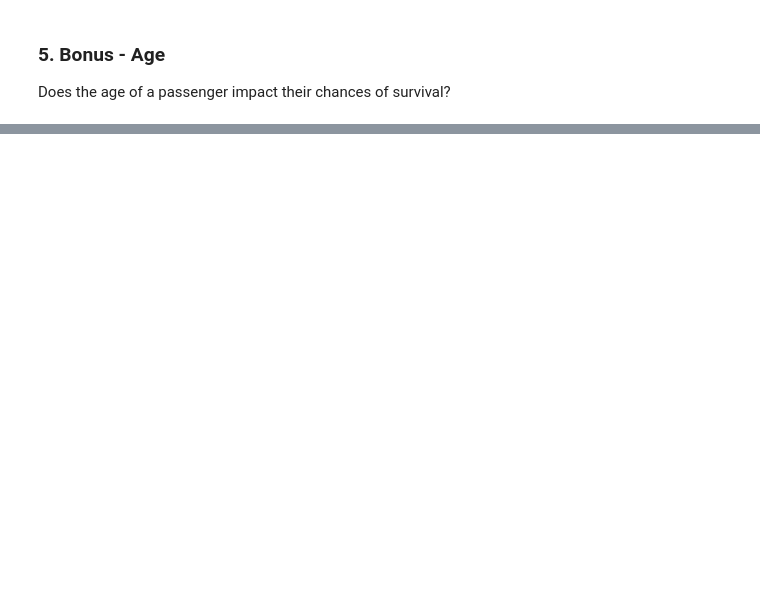
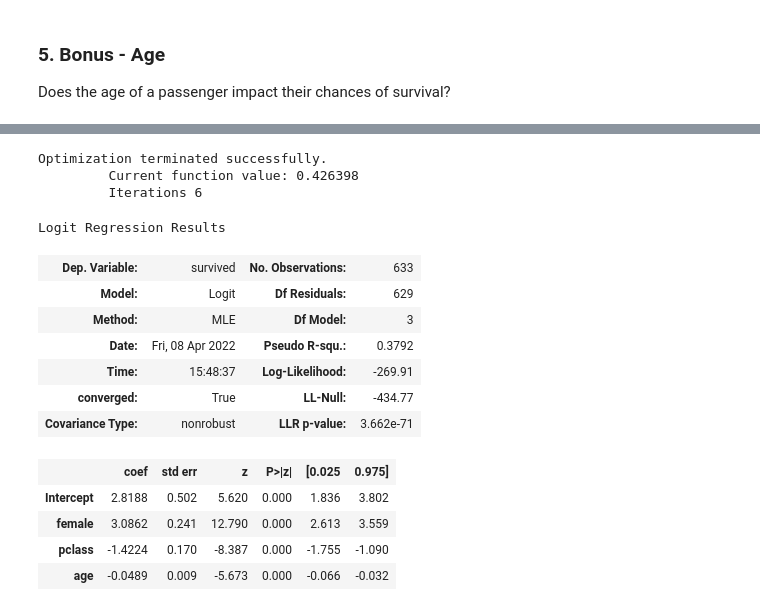
Before and after one commit to code4journalism/logistic-regression-titanic-and-coaches-julia-nao-1, a Jupyter notebook: logistic-regression-titanic.ipynb, the cells around one changed output, grey strips where cells are left out. Saved outputs shown, nothing was run; the diff lists cells and outputs as text; code cells hidden in the pictures; blank space fills up the shorter version.

```diff
--- a/logistic-regression-titanic.ipynb
+++ b/logistic-regression-titanic.ipynb
@@ -283,0 +358,21 @@ Does the age of a passenger impact their chances of survival?
+# %%
+model = smf.logit("survived ~ female + pclass + age", data=df[df.age.isna()==False])
+results = model.fit()
+results.summary()
+# %% [output]
+Optimization terminated successfully.
+         Current function value: 0.426398
+         Iterations 6
+Logit Regression Results
+| Dep. Variable: | survived | No. Observations: | 633 |
+| Model: | Logit | Df Residuals: | 629 |
+| Method: | MLE | Df Model: | 3 |
+| Date: | Fri, 08 Apr 2022 | Pseudo R-squ.: | 0.3792 |
+| Time: | 15:48:37 | Log-Likelihood: | -269.91 |
+| converged: | True | LL-Null: | -434.77 |
+| Covariance Type: | nonrobust | LLR p-value: | 3.662e-71 |
+|  | coef | std err | z | P>|z| | [0.025 | 0.975] |
+| Intercept | 2.8188 | 0.502 | 5.620 | 0.000 | 1.836 | 3.802 |
+| female | 3.0862 | 0.241 | 12.790 | 0.000 | 2.613 | 3.559 |
+| pclass | -1.4224 | 0.170 | -8.387 | 0.000 | -1.755 | -1.090 |
+| age | -0.0489 | 0.009 | -5.673 | 0.000 | -0.066 | -0.032 |
```
Also changed, not shown: parts of 14 cells of this notebook.
